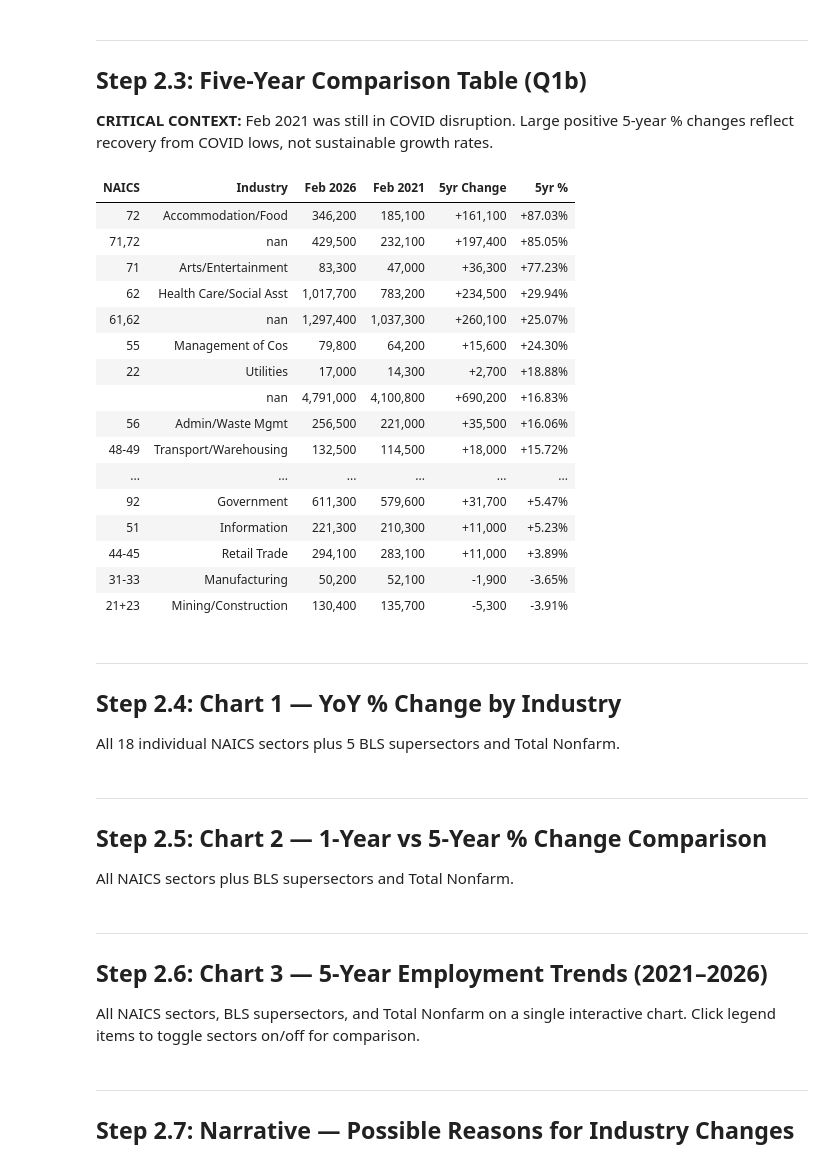
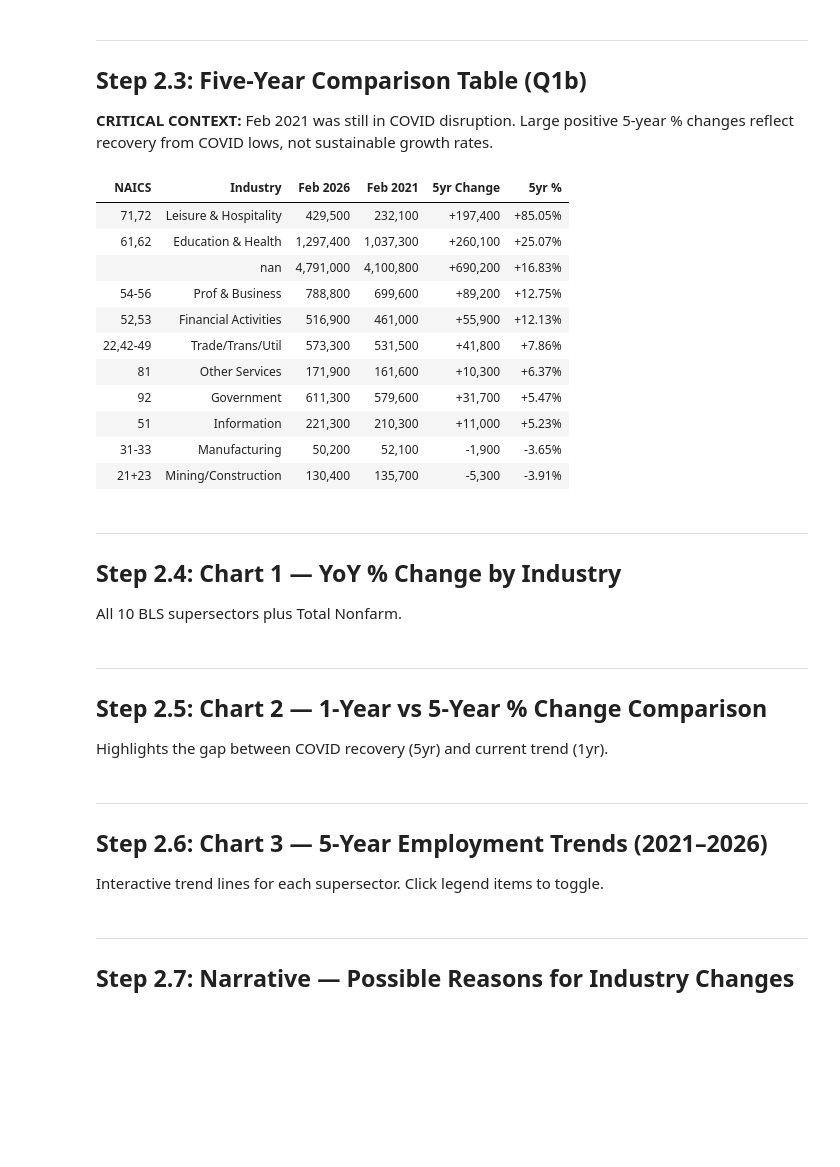
Before and after one commit to lrud/OSC_LR, a Jupyter notebook: notebooks/Q1_Employment_Analysis_executed.ipynb, the cells around one changed output. Drawn from its saved outputs; the diff is of its cells as text; code cells hidden in the pictures; blank space fills up the shorter version.

```diff
--- a/notebooks/Q1_Employment_Analysis_executed.ipynb
+++ b/notebooks/Q1_Employment_Analysis_executed.ipynb
@@ -188,59 +141,31 @@ Private sector: Feb 2026 = 4,179,700 | YoY change = -48,900
 ## Step 2.3: Five-Year Comparison Table (Q1b)
 
 **CRITICAL CONTEXT:** Feb 2021 was still in COVID disruption. Large positive 5-year % changes reflect recovery from COVID lows, not sustainable growth rates.
-# %%
-five_yr_cols = ['NAICS', 'Industry', 'Feb 2026', 'Feb 2021', '5yr Change', '5yr %']
-super_5yr = build_super_rows(['Feb 2026', 'Feb 2025', 'Feb 2021'])
-super_5yr_rows = []
-for sr in super_5yr:
-    super_5yr_rows.append({
-        'NAICS': sr['NAICS'], 'Industry': sr['Industry'],
-        'Feb 2026': sr['Feb 2026'], 'Feb 2021': sr['Feb 2021'],
-        '5yr Change': sr['5yr Change'], '5yr %': sr['5yr %'],
-    })
-super_5yr_rows.append({
-    'NAICS': '', 'Industry': 'TOTAL NONFARM',
-    'Feb 2026': tnf26, 'Feb 2021': tnf21,
-    '5yr Change': tnf26 - tnf21, '5yr %': (tnf26 - tnf21) / tnf21 * 100,
-})
-
-df_5yr_display = pd.concat([df[five_yr_cols], pd.DataFrame(super_5yr_rows)], ignore_index=True)
-df_5yr_display = df_5yr_display.sort_values('5yr %', ascending=False).reset_index(drop=True)
-df_5yr_display['Industry'] = df_5yr_display['Industry'].map(short)
-display(df_5yr_display.style.format({
-    'Feb 2026': '{:,}', 'Feb 2021': '{:,}',
-    '5yr Change': '{:+,}', '5yr %': '{:+.2f}%'
-}).map(color_change, subset=['5yr Change', '5yr %']).hide(axis='index'))
-
-super_full = build_super_rows(['Feb 2026', 'Feb 2025', 'Feb 2021'])
-super_full.append({
-    'NAICS': '', 'Industry': 'TOTAL NONFARM',
-    'Feb 2026': tnf26, 'Feb 2025': tnf25,
-    'YoY Change': tnf26 - tnf25, 'YoY %': (tnf26 - tnf25) / tnf25 * 100,
-    'Feb 2021': tnf21, '5yr Change': tnf26 - tnf21,
-    '5yr %': (tnf26 - tnf21) / tnf21 * 100,
-})
-# %% [output]
-| NAICS | Industry | Feb 2026 | Feb 2021 | 5yr Change | 5yr % |
-| 72 | Accommodation/Food | 346,200 | 185,100 | +161,100 | +87.03% |
-| 71,72 | nan | 429,500 | 232,100 | +197,400 | +85.05% |
-| 71 | Arts/Entertainment | 83,300 | 47,000 | +36,300 | +77.23% |
-| 62 | Health Care/Social Asst | 1,017,700 | 783,200 | +234,500 | +29.94% |
-| 61,62 | nan | 1,297,400 | 1,037,300 | +260,100 | +25.07% |
-| 55 | Management of Cos | 79,800 | 64,200 | +15,600 | +24.30% |
-| 22 | Utilities | 17,000 | 14,300 | +2,700 | +18.88% |
-|  | nan | 4,791,000 | 4,100,800 | +690,200 | +16.83% |
-| 56 | Admin/Waste Mgmt | 256,500 | 221,000 | +35,500 | +16.06% |
-| 48-49 | Transport/Warehousing | 132,500 | 114,500 | +18,000 | +15.72% |
-| ... | ... | ... | ... | ... | ... |
-| 92 | Government | 611,300 | 579,600 | +31,700 | +5.47% |
-| 51 | Information | 221,300 | 210,300 | +11,000 | +5.23% |
-| 44-45 | Retail Trade | 294,100 | 283,100 | +11,000 | +3.89% |
-| 31-33 | Manufacturing | 50,200 | 52,100 | -1,900 | -3.65% |
-| 21+23 | Mining/Construction | 130,400 | 135,700 | -5,300 | -3.91% |
+# %%
+five_yr_cols = ['NAICS', 'Industry', 'Feb 2026', 'Feb 2021', '5yr Change', '5yr %']
+df_5yr = df[five_yr_cols].sort_values('5yr %', ascending=False).reset_index(drop=True)
+df_5yr['Industry'] = df_5yr['Industry'].map(short)
+
+display(df_5yr.style.format({
+    'Feb 2026': '{:,}', 'Feb 2021': '{:,}',
+    '5yr Change': '{:+,}', '5yr %': '{:+.2f}%'
+}).map(color_change, subset=['5yr Change', '5yr %']).hide(axis='index'))
+# %% [output]
+| NAICS | Industry | Feb 2026 | Feb 2021 | 5yr Change | 5yr % |
+| 71,72 | Leisure & Hospitality | 429,500 | 232,100 | +197,400 | +85.05% |
+| 61,62 | Education & Health | 1,297,400 | 1,037,300 | +260,100 | +25.07% |
+|  | nan | 4,791,000 | 4,100,800 | +690,200 | +16.83% |
+| 54-56 | Prof & Business | 788,800 | 699,600 | +89,200 | +12.75% |
+| 52,53 | Financial Activities | 516,900 | 461,000 | +55,900 | +12.13% |
+| 22,42-49 | Trade/Trans/Util | 573,300 | 531,500 | +41,800 | +7.86% |
+| 81 | Other Services | 171,900 | 161,600 | +10,300 | +6.37% |
+| 92 | Government | 611,300 | 579,600 | +31,700 | +5.47% |
+| 51 | Information | 221,300 | 210,300 | +11,000 | +5.23% |
+| 31-33 | Manufacturing | 50,200 | 52,100 | -1,900 | -3.65% |
+| 21+23 | Mining/Construction | 130,400 | 135,700 | -5,300 | -3.91% |
 # %% [markdown]
 ---
 ## Step 2.4: Chart 1 — YoY % Change by Industry
 
-All 18 individual NAICS sectors plus 5 BLS supersectors and Total Nonfarm.
+All 10 BLS supersectors plus Total Nonfarm.
 # %%
@@ -273,5 +192,5 @@ fig.show()
 ---
 ## Step 2.5: Chart 2 — 1-Year vs 5-Year % Change Comparison
 
-All NAICS sectors plus BLS supersectors and Total Nonfarm.
+Highlights the gap between COVID recovery (5yr) and current trend (1yr).
 # %%
@@ -307,8 +221,7 @@ fig2.show()
 ---
 ## Step 2.6: Chart 3 — 5-Year Employment Trends (2021–2026)
 
-All NAICS sectors, BLS supersectors, and Total Nonfarm on a single interactive chart.
-Click legend items to toggle sectors on/off for comparison.
+Interactive trend lines for each supersector. Click legend items to toggle.
 # %%
 import plotly.colors as pc
 
```
Also changed, not shown: parts of 9 cells of this notebook, 2 other files.
